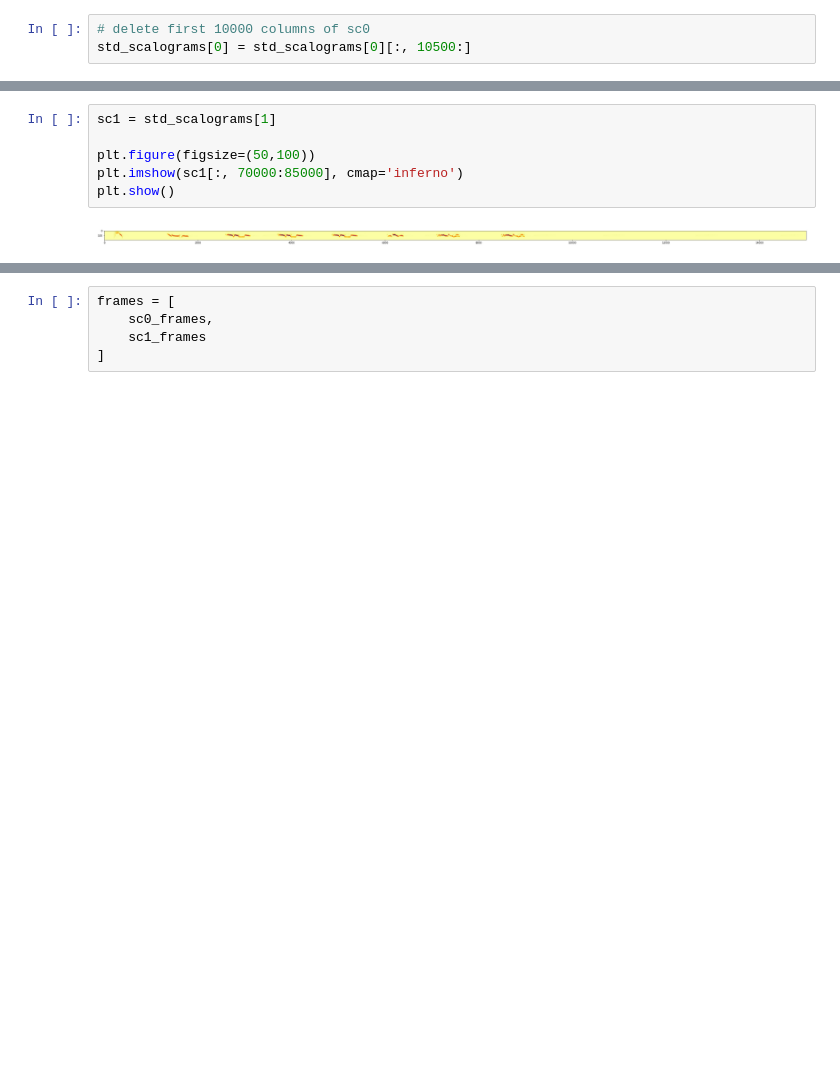
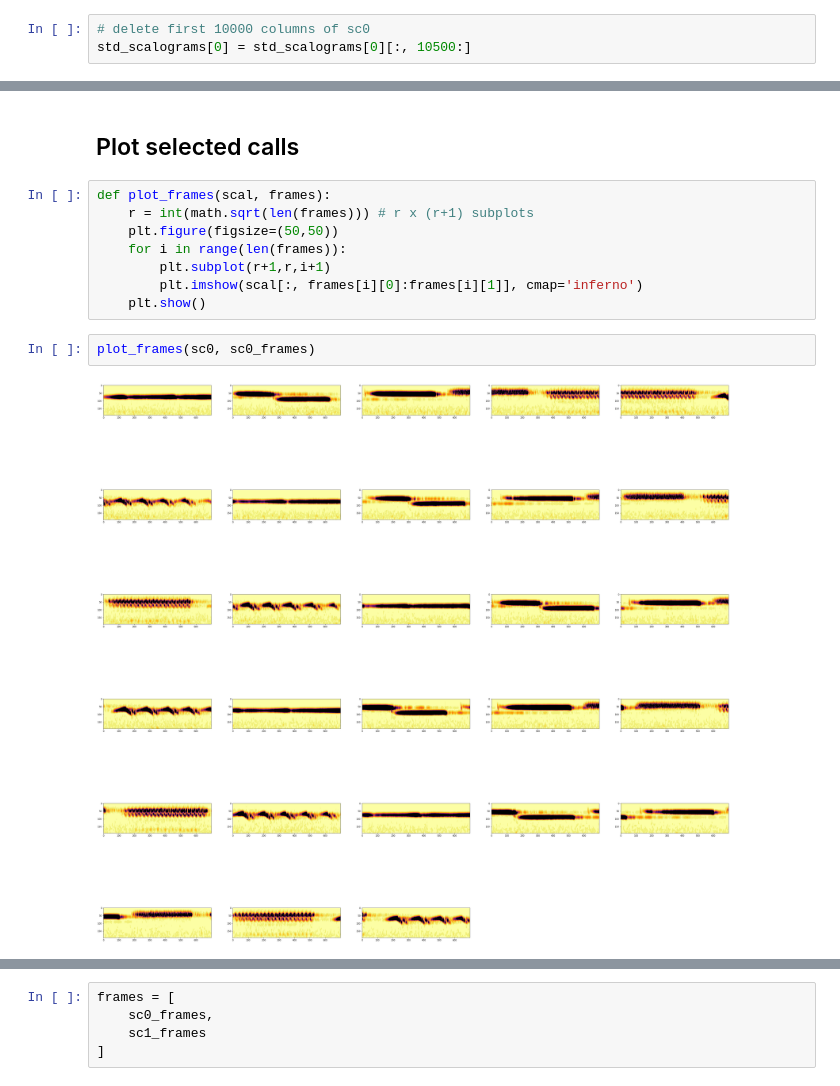
Before and after one commit to wsjung/ChirpGAN, a Jupyter notebook: birdgan.ipynb, the cells around one changed output, grey strips where cells are left out. Drawn from its saved outputs; the diff is of its cells as text; blank space fills up the shorter version.

```diff
--- a/birdgan.ipynb
+++ b/birdgan.ipynb
@@ -141,8 +171,14 @@ sc1_frames = [
-# %%
-sc1 = std_scalograms[1]
-
-plt.figure(figsize=(50,100))
-plt.imshow(sc1[:, 70000:85000], cmap='inferno')
-plt.show()
-# %% [output]
-[figure, removed]
+# %% [markdown]
+## Plot selected calls
+# %%
+def plot_frames(scal, frames):
+    r = int(math.sqrt(len(frames))) # r x (r+1) subplots
+    plt.figure(figsize=(50,50))
+    for i in range(len(frames)):
+        plt.subplot(r+1,r,i+1)
+        plt.imshow(scal[:, frames[i][0]:frames[i][1]], cmap='inferno')
+    plt.show()
+# %%
+plot_frames(sc0, sc0_frames)
+# %% [output]
+[figure, added]
```
Also changed, not shown: parts of 61 cells of this notebook, 1 other file.
